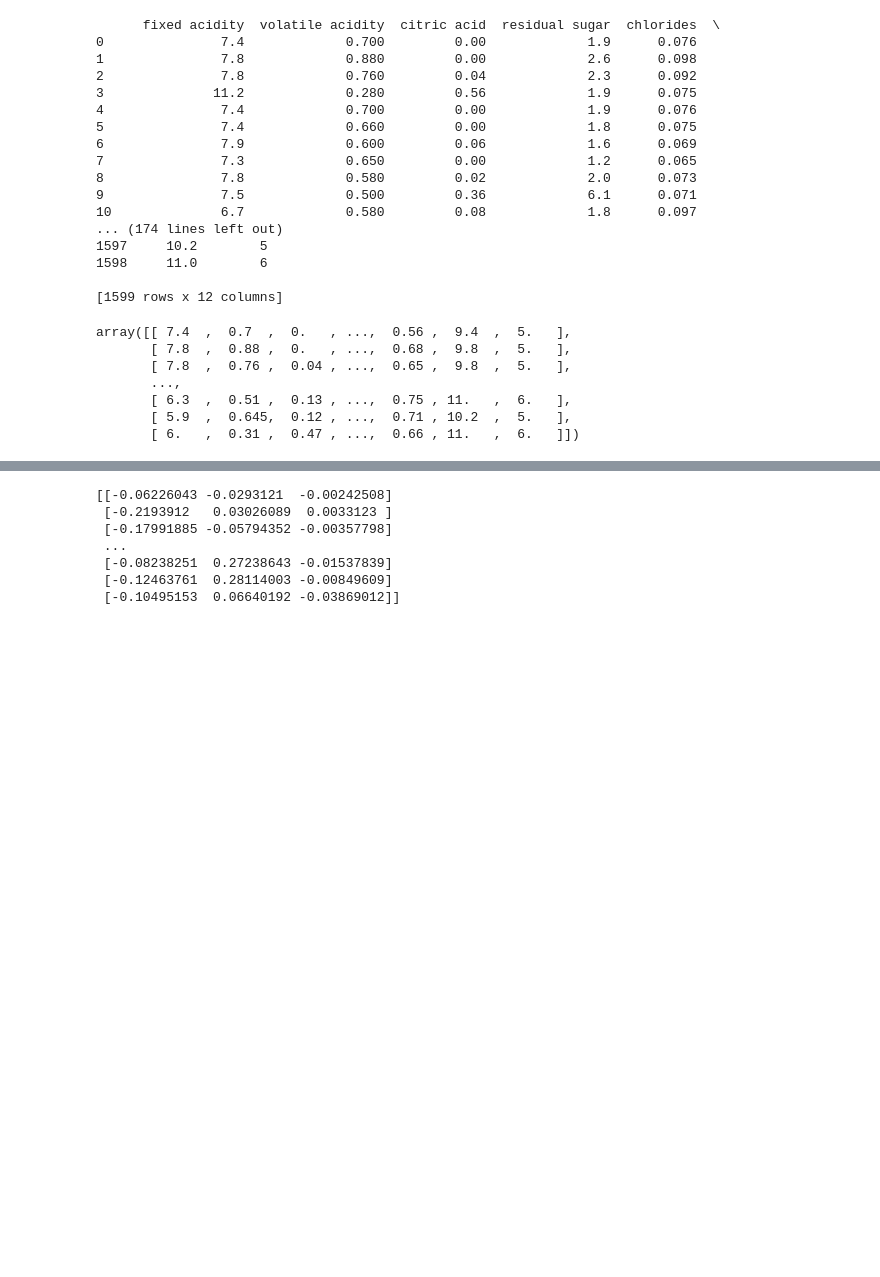
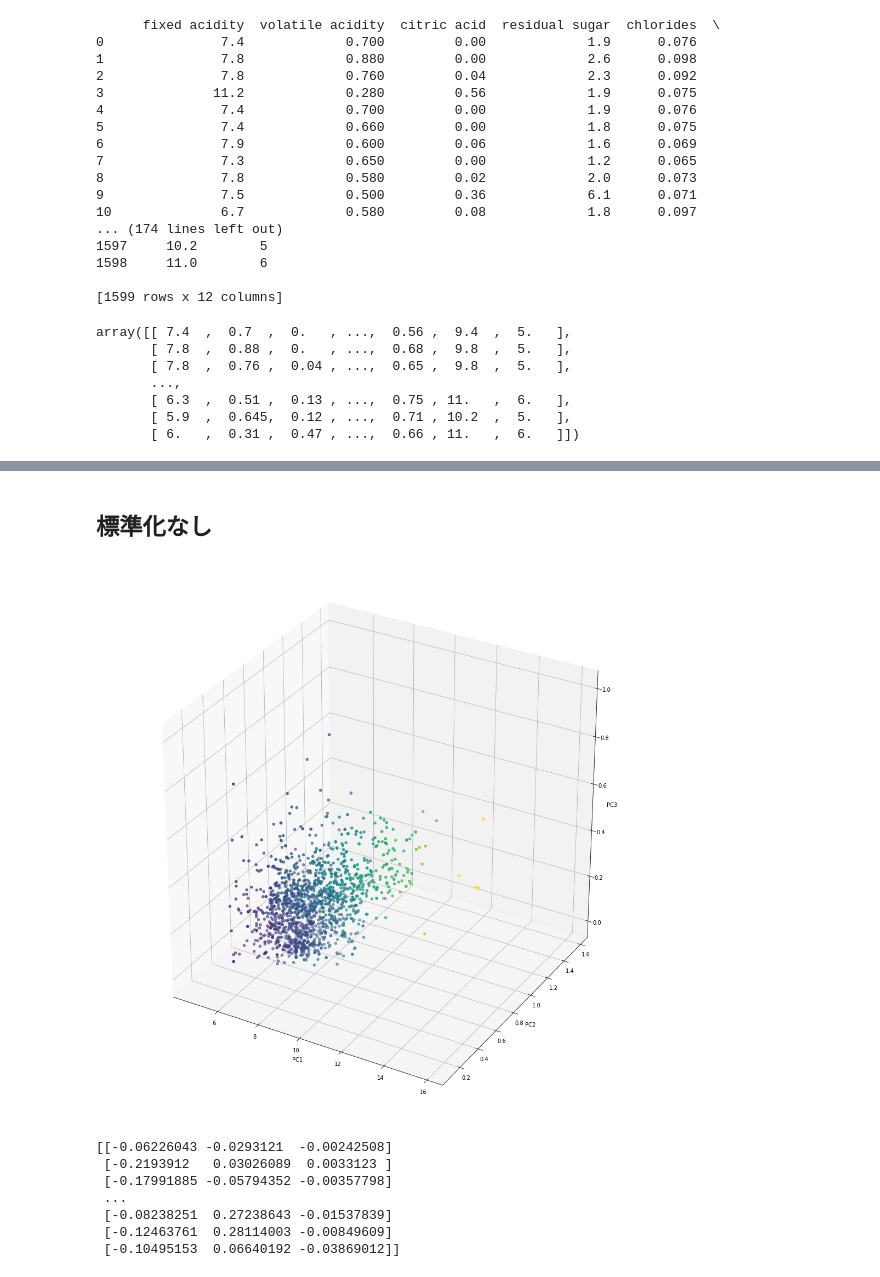
Before and after one commit to furukawa-laboratory/workout_report_2019, a Jupyter notebook: trainee/harada/前処理入門_ビギナー/#44_PCA_uci_wine_3D.ipynb, the cells around one changed output, grey strips where cells are left out. Saved outputs shown, nothing was run; the diff lists cells and outputs as text; code cells hidden in the pictures; blank space fills up the shorter version.

```diff
--- a/trainee/harada/前処理入門_ビギナー/#44_PCA_uci_wine_3D.ipynb
+++ b/trainee/harada/前処理入門_ビギナー/#44_PCA_uci_wine_3D.ipynb
@@ -70,3 +94,17 @@ array([[0.19347777, 0.01830195, 0.        , ..., 0.01464156, 0.24576906,
+# %% [markdown]
+## 標準化なし
+# %%
+fig = pyplot.figure(figsize=(14,14))
+ax = Axes3D(fig)
+
+ax.scatter(df[:, 0], df[:, 1], df[:, 2], c=list(df[:, 0]))
+pyplot.grid()
+ax.set_xlabel("PC1")
+ax.set_ylabel("PC2")
+ax.set_zlabel("PC3")
+pyplot.show()
+# %% [output]
+[figure, added]
 # %%
 #主成分分析の実行
 #pca = PCA(n_components=2)
```
Also changed, not shown: parts of 7 cells of this notebook.
